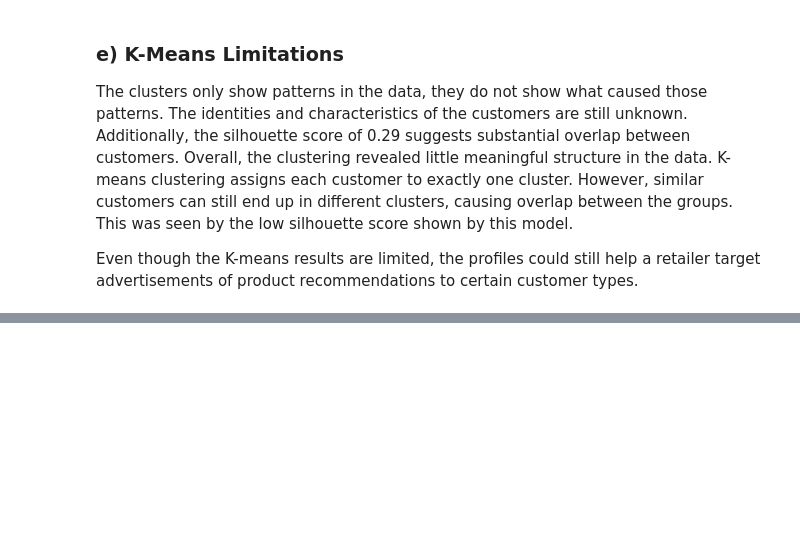
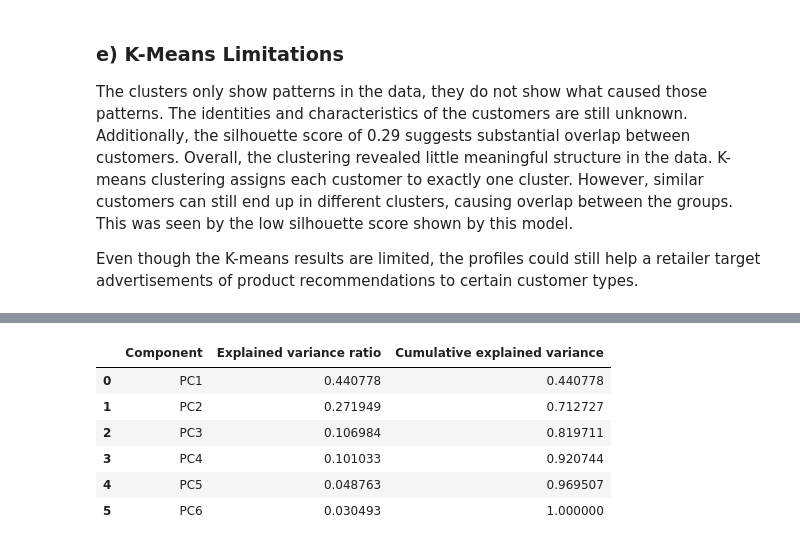
Before and after one commit to codettlaff/CPTS_575, a Jupyter notebook: assignment5/assignment5.ipynb, the cells around one changed output, grey strips where cells are left out. Cells and saved outputs as stored; diff of their text form; code cells hidden in the pictures; blank space fills up the shorter version.

```diff
--- a/assignment5/assignment5.ipynb
+++ b/assignment5/assignment5.ipynb
@@ -204,0 +223,15 @@ Even though the K-means results are limited, the profiles could still help a ret
+# %%
+variance_table = pd.DataFrame({
+    "Component": [f"PC{i}" for i in range(1, len(pca.explained_variance_ratio_) + 1)],
+    "Explained variance ratio": pca.explained_variance_ratio_,
+    "Cumulative explained variance": np.cumsum(pca.explained_variance_ratio_)})
+
+display(variance_table)
+# %% [output]
+|  | Component | Explained variance ratio | Cumulative explained variance |
+| 0 | PC1 | 0.440778 | 0.440778 |
+| 1 | PC2 | 0.271949 | 0.712727 |
+| 2 | PC3 | 0.106984 | 0.819711 |
+| 3 | PC4 | 0.101033 | 0.920744 |
+| 4 | PC5 | 0.048763 | 0.969507 |
+| 5 | PC6 | 0.030493 | 1.000000 |
```
Also changed, not shown: parts of 11 cells of this notebook.
